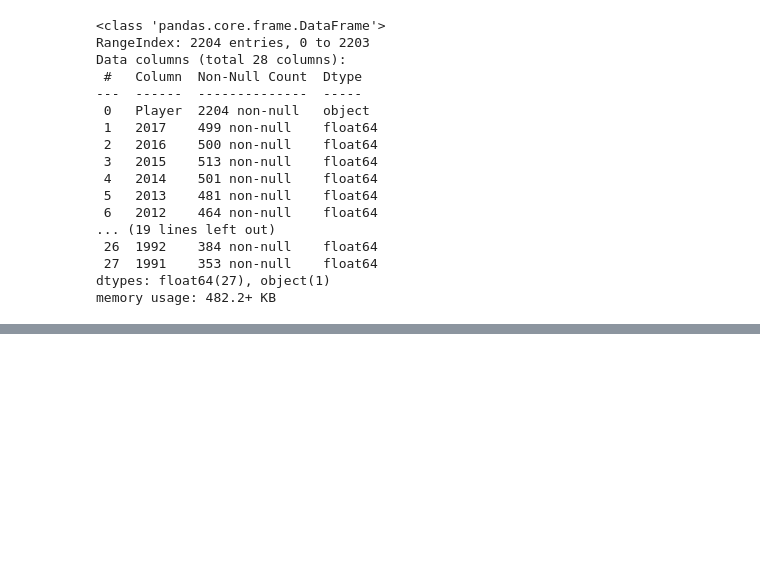
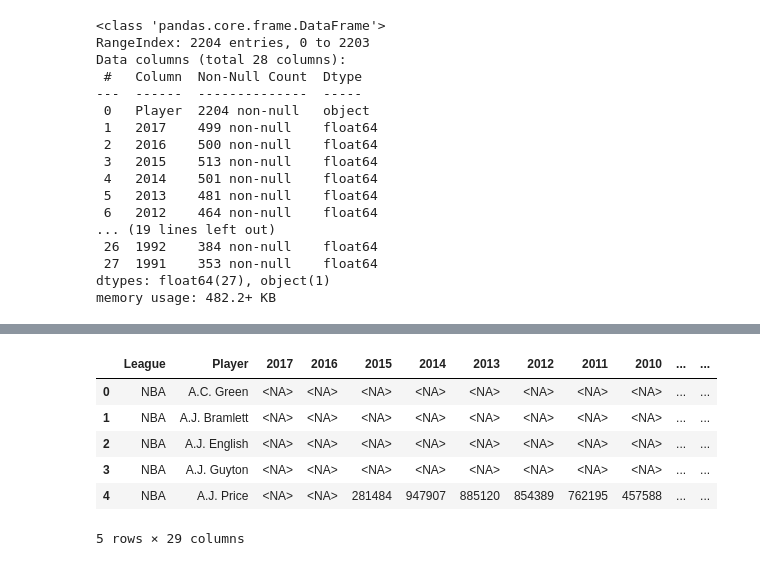
Before and after one commit to JP-Butler/Pro_Sports_Salary_Analysis, a Jupyter notebook: cookiecutter_structure/notebooks/data_cleaning.ipynb, the cells around one changed output, grey strips where cells are left out. Cells and saved outputs as stored; diff of their text form; code cells hidden in the pictures; blank space fills up the shorter version.

```diff
--- a/cookiecutter_structure/notebooks/data_cleaning.ipynb
+++ b/cookiecutter_structure/notebooks/data_cleaning.ipynb
@@ -106,0 +154,19 @@ TypeError: ufunc 'modf' not supported for the input types, and the inputs could
+# %%
+# Add 'League' column, for purposes of the final merged DataFrame showing the league of each player
+
+# Define desired column position
+insert_pos = 0
+
+# Create and insert 'League'column
+nba_df.insert(insert_pos, 'League', 'NBA')
+
+# Display DF to verify column addition
+nba_df.head()
+# %% [output]
+|  | League | Player | 2017 | 2016 | 2015 | 2014 | 2013 | 2012 | 2011 | 2010 | ... | ... |
+| 0 | NBA | A.C. Green | <NA> | <NA> | <NA> | <NA> | <NA> | <NA> | <NA> | <NA> | ... | ... |
+| 1 | NBA | A.J. Bramlett | <NA> | <NA> | <NA> | <NA> | <NA> | <NA> | <NA> | <NA> | ... | ... |
+| 2 | NBA | A.J. English | <NA> | <NA> | <NA> | <NA> | <NA> | <NA> | <NA> | <NA> | ... | ... |
+| 3 | NBA | A.J. Guyton | <NA> | <NA> | <NA> | <NA> | <NA> | <NA> | <NA> | <NA> | ... | ... |
+| 4 | NBA | A.J. Price | <NA> | <NA> | 281484 | 947907 | 885120 | 854389 | 762195 | 457588 | ... | ... |
+5 rows × 29 columns
```
Also changed, not shown: parts of 12 cells of this notebook.
